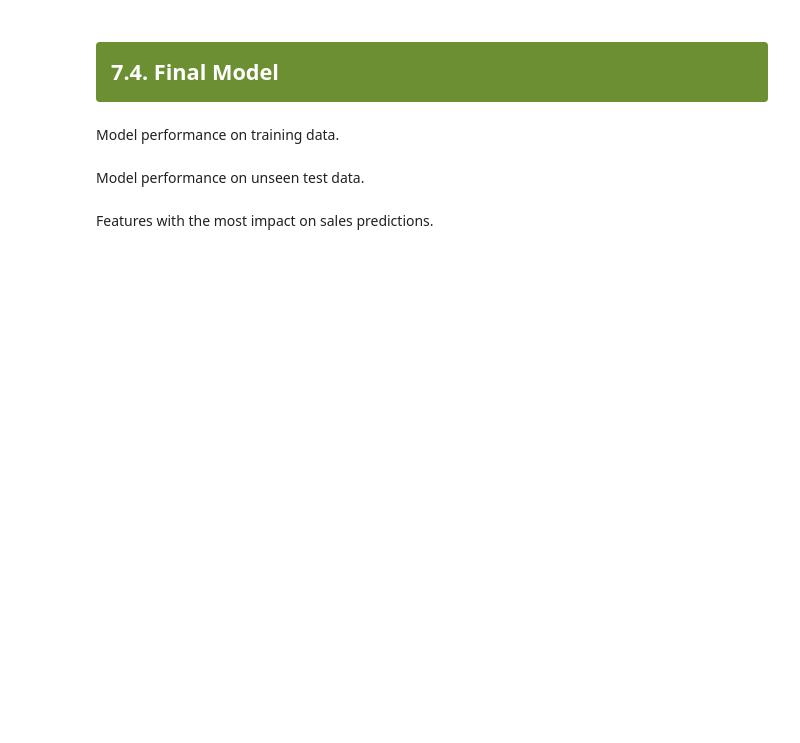
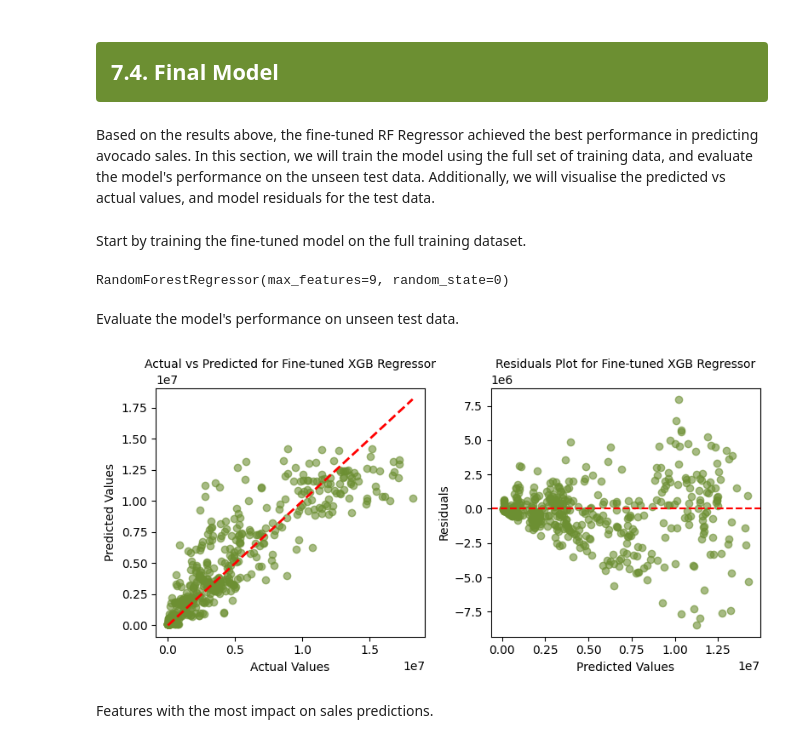
Before and after one commit to MeganHolborn/Avocado-price-optimisation, a Jupyter notebook: Notebook.ipynb, the cells around one changed output. Drawn from its saved outputs; the diff is of its cells as text; code cells hidden in the pictures; blank space fills up the shorter version.

```diff
--- a/Notebook.ipynb
+++ b/Notebook.ipynb
@@ -951,8 +993,40 @@ Best performing fine-tuned HGB Regressor parameters:
 # %% [markdown]
 <h2 style="color: white; background-color: #6C8F32; margin: 8px; padding: 15px; padding-left: 15px; border-radius: 4px;">7.4. Final Model</h2>
-# %% [markdown]
-Model performance on training data.
+# %% [markdown]
+Based on the results above, the fine-tuned RF Regressor achieved the best performance in predicting avocado sales. In this section, we will train the model using the full set of training data, and evaluate the model's performance on the unseen test data. Additionally, we will visualise the predicted vs actual values, and model residuals for the test data.
+# %% [markdown]
+Start by training the fine-tuned model on the full training dataset.
+# %%
+best_model = grid_models['RF Regressor'].best_estimator_
+best_model.fit(X_train, y_train)
+# %% [output]
+RandomForestRegressor(max_features=9, random_state=0)
 # %% [markdown]
-Model performance on unseen test data.
+Evaluate the model's performance on unseen test data.
+# %%
+# Generate predictions for test data
+y_pred = best_model.predict(X_test)
+
+fig, axs = plt.subplots(nrows=1, ncols=2, figsize=(8, 4))
+
+# Plot actual vs predicted values
+axs[0].scatter(y_test, y_pred, alpha=0.6, color='#6C8F32')
+axs[0].plot([y_test.min(), y_test.max()], [y_test.min(), y_test.max()], 'r--', lw=2)
+axs[0].set_xlabel('Actual Values')
+axs[0].set_ylabel('Predicted Values')
+axs[0].set_title(f'Actual vs Predicted for Fine-tuned XGB Regressor', fontsize=10)
+
+# Plot residuals
+residuals = y_test - y_pred
+axs[1].scatter(y_pred, residuals, alpha=0.6, color='#6C8F32')
+axs[1].axhline(y=0, color='r', linestyle='--')
+axs[1].set_xlabel('Predicted Values')
+axs[1].set_ylabel('Residuals')
+axs[1].set_title(f'Residuals Plot for Fine-tuned XGB Regressor', fontsize=10)
+
+plt.tight_layout()
+plt.show()
+# %% [output]
+[figure, added]
 # %% [markdown]
 Features with the most impact on sales predictions.
```
Also changed, not shown: parts of 25 cells of this notebook.
